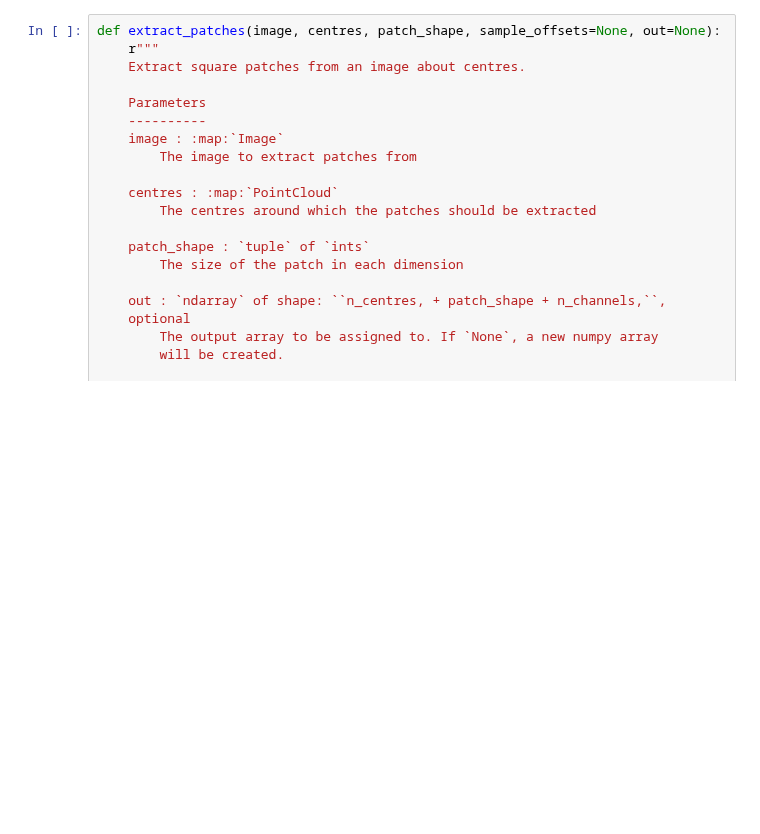
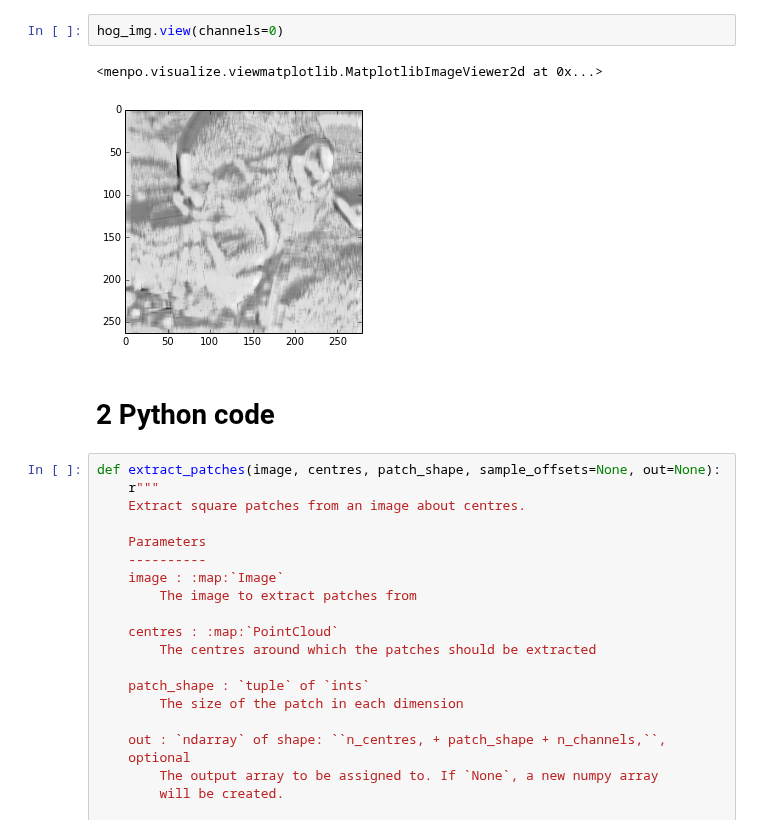
Before and after one commit to jalabort/scrap2, a Jupyter notebook: notebooks/Time - Extract Local Patches Fast.ipynb, the cells around one changed output. Saved outputs shown, nothing was run; the diff lists cells and outputs as text; blank space fills up the shorter version.

```diff
--- a/notebooks/Time - Extract Local Patches Fast.ipynb
+++ b/notebooks/Time - Extract Local Patches Fast.ipynb
@@ -15,3 +22,10 @@ img.view()
+# %%
+hog_img.view(channels=0)
+# %% [output]
+<menpo.visualize.viewmatplotlib.MatplotlibImageViewer2d at 0x...>
+[figure, added]
+# %% [markdown]
+# 2 Python code
 # %%
 def extract_patches(image, centres, patch_shape, sample_offsets=None, out=None):
     r"""
```
Also changed, not shown: parts of 46 cells of this notebook.
